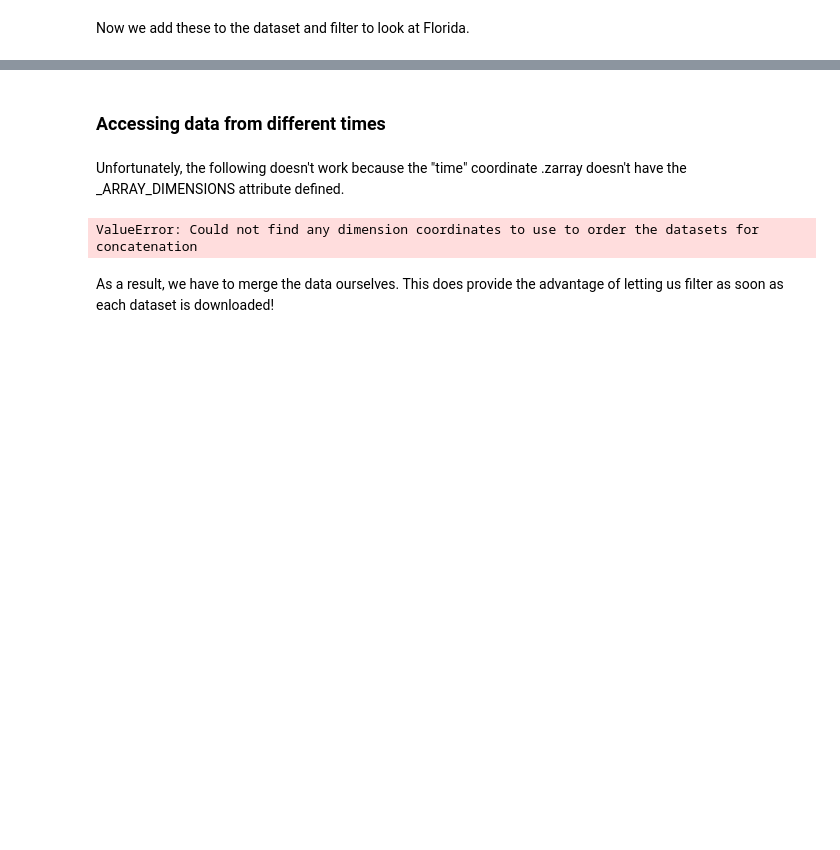
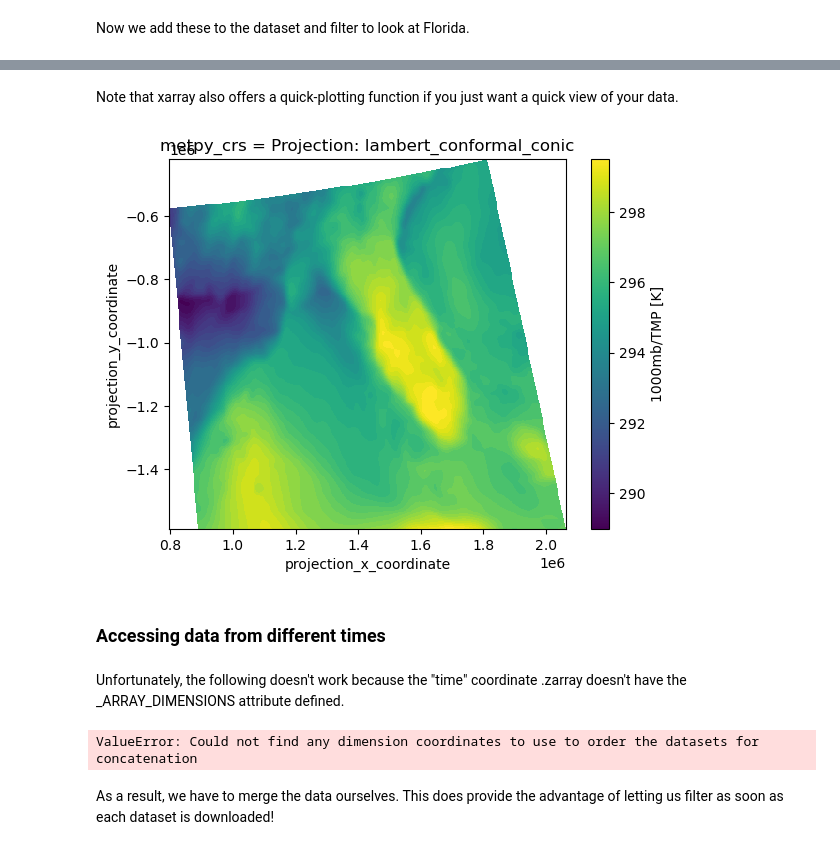
Before and after one commit to adair-kovac/examples, a Jupyter notebook: hrrr_zarr_explained.ipynb, the cells around one changed output, grey strips where cells are left out. Saved outputs shown, nothing was run; the diff lists cells and outputs as text; code cells hidden in the pictures; blank space fills up the shorter version.

```diff
--- a/hrrr_zarr_explained.ipynb
+++ b/hrrr_zarr_explained.ipynb
@@ -193,3 +192,10 @@ plt.show()
+# %% [markdown]
+Note that xarray also offers a quick-plotting function if you just want a quick view of your data.
+# %%
+ds_filtered.TMP.plot()
+plt.show()
+# %% [output]
+[figure, added]
 # %% [markdown]
 ### Accessing data from different times
 # %% [markdown]
```
Also changed, not shown: parts of 11 cells of this notebook.
